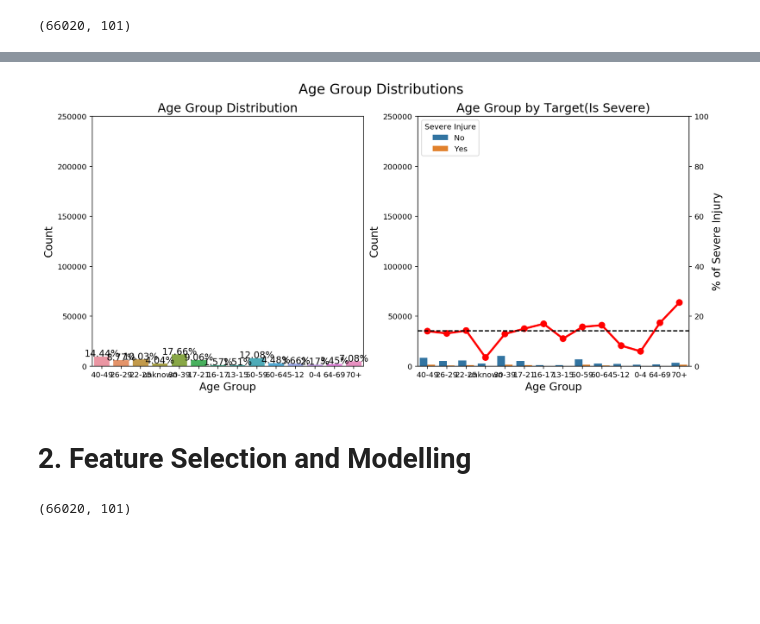
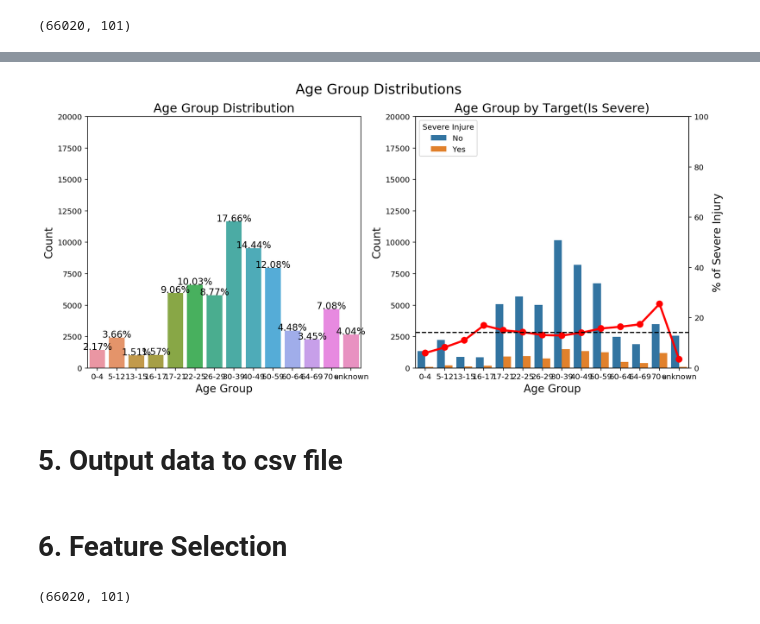
Before and after one commit to Bei-He/VehicleCrashRiskPrediction, a Jupyter notebook: CapstoneProject-Person-Oversampling-OneHotEncoding.ipynb, the cells around one changed output, grey strips where cells are left out. Drawn from its saved outputs; the diff is of its cells as text; code cells hidden in the pictures; blank space fills up the shorter version.

```diff
--- a/CapstoneProject-Person-Oversampling-OneHotEncoding.ipynb
+++ b/CapstoneProject-Person-Oversampling-OneHotEncoding.ipynb
@@ -490,16 +507,19 @@ plt_feature(accident_belt,feature,feature_label,no_total_psn,pct_sev_inj_psn,yli
 # %%
-# atmosphric condition analysis
-display_order = accident_belt.age_group.unique()
+# Age Group analysis
+# display_order = accident_belt.age_group.unique()
+display_order = ['0-4','5-12','13-15','16-17','17-21','22-25','26-29','30-39','40-49','50-59','60-64','64-69','70+','unknown']
 feature = 'age_group'
 feature_label = 'Age Group'
-plt_feature(accident_belt,feature,feature_label,no_total_psn,pct_sev_inj_psn,ylim=[0,250000],legend_position=2)
+plt_feature(accident_belt,feature,feature_label,no_total_psn,pct_sev_inj_psn,ylim=[0,20000],legend_position=2)
 # %% [output]
-[figure, old version]
+[figure, new version]
+# %% [markdown]
+# 5. Output data to csv file
 # %%
 # out_put to csv to save selected
 accident_belt.to_csv('./selected_data.csv',index=False)
 # %% [markdown]
-# 2. Feature Selection and Modelling
+# 6. Feature Selection
 # %%
 accident_belt.shape
 # %% [output]
```
Also changed, not shown: parts of 81 cells of this notebook, 1 other file.
